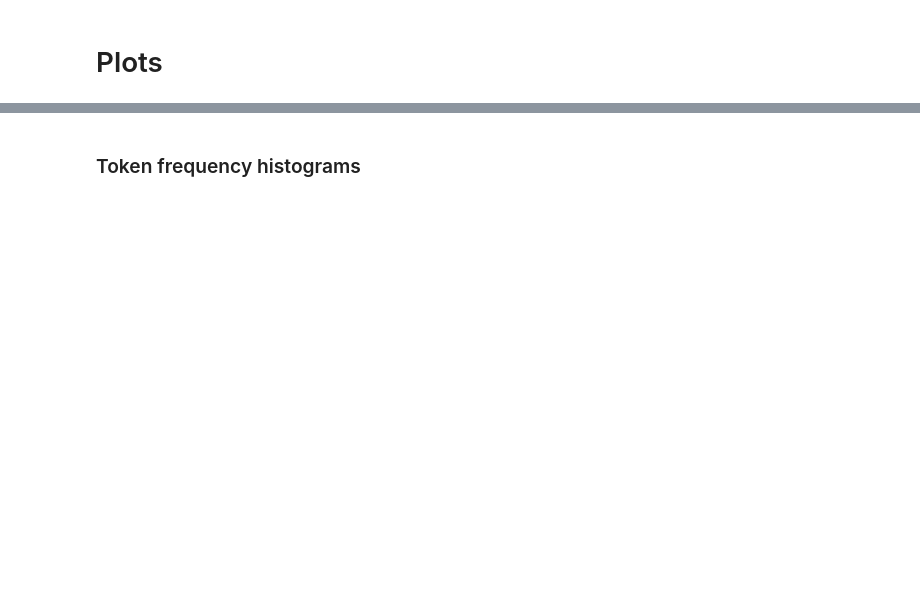
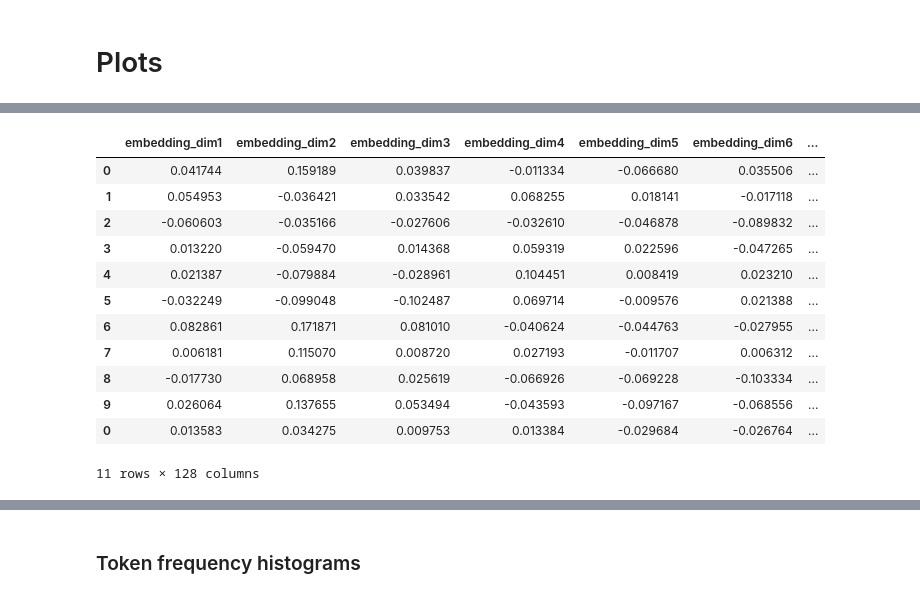
Before and after one commit to jonojace/GlobalLatentEmbedding, a Jupyter notebook: notebooks/analyse_vqvae_tokens.ipynb, the cells around one changed output, grey strips where cells are left out. Cells and saved outputs as stored; diff of their text form; code cells hidden in the pictures; blank space fills up the shorter version.

```diff
--- a/notebooks/analyse_vqvae_tokens.ipynb
+++ b/notebooks/analyse_vqvae_tokens.ipynb
@@ -102,0 +152,16 @@ plt.show()
+# %%
+df.loc[df['group']==0,'embedding_dim1':f'embedding_dim{embedding_dim}']
+# %% [output]
+|  | embedding_dim1 | embedding_dim2 | embedding_dim3 | embedding_dim4 | embedding_dim5 | embedding_dim6 | ... |
+| 0 | 0.041744 | 0.159189 | 0.039837 | -0.011334 | -0.066680 | 0.035506 | ... |
+| 1 | 0.054953 | -0.036421 | 0.033542 | 0.068255 | 0.018141 | -0.017118 | ... |
+| 2 | -0.060603 | -0.035166 | -0.027606 | -0.032610 | -0.046878 | -0.089832 | ... |
+| 3 | 0.013220 | -0.059470 | 0.014368 | 0.059319 | 0.022596 | -0.047265 | ... |
+| 4 | 0.021387 | -0.079884 | -0.028961 | 0.104451 | 0.008419 | 0.023210 | ... |
+| 5 | -0.032249 | -0.099048 | -0.102487 | 0.069714 | -0.009576 | 0.021388 | ... |
+| 6 | 0.082861 | 0.171871 | 0.081010 | -0.040624 | -0.044763 | -0.027955 | ... |
+| 7 | 0.006181 | 0.115070 | 0.008720 | 0.027193 | -0.011707 | 0.006312 | ... |
+| 8 | -0.017730 | 0.068958 | 0.025619 | -0.066926 | -0.069228 | -0.103334 | ... |
+| 9 | 0.026064 | 0.137655 | 0.053494 | -0.043593 | -0.097167 | -0.068556 | ... |
+| 0 | 0.013583 | 0.034275 | 0.009753 | 0.013384 | -0.029684 | -0.026764 | ... |
+11 rows × 128 columns
```
Also changed, not shown: parts of 15 cells of this notebook.
